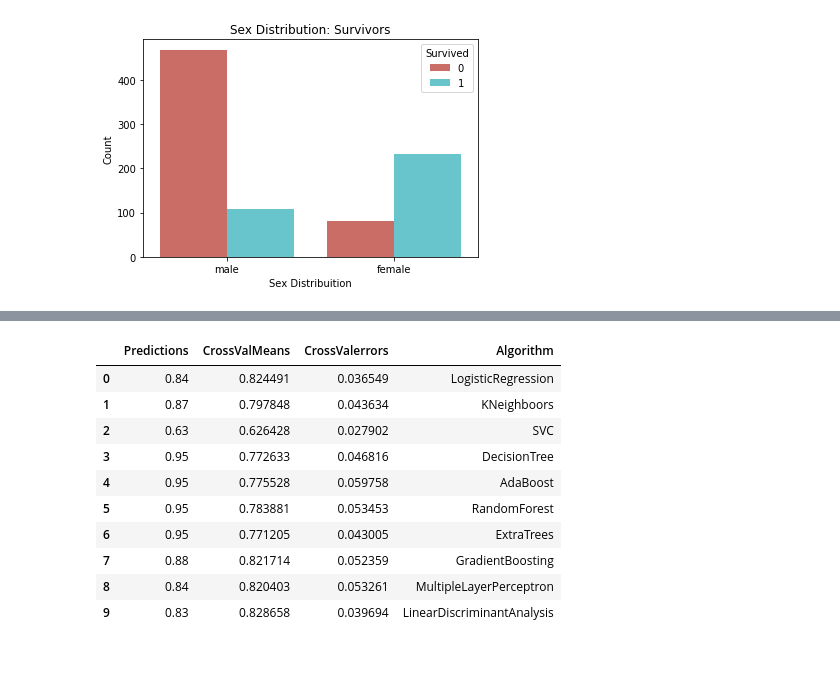
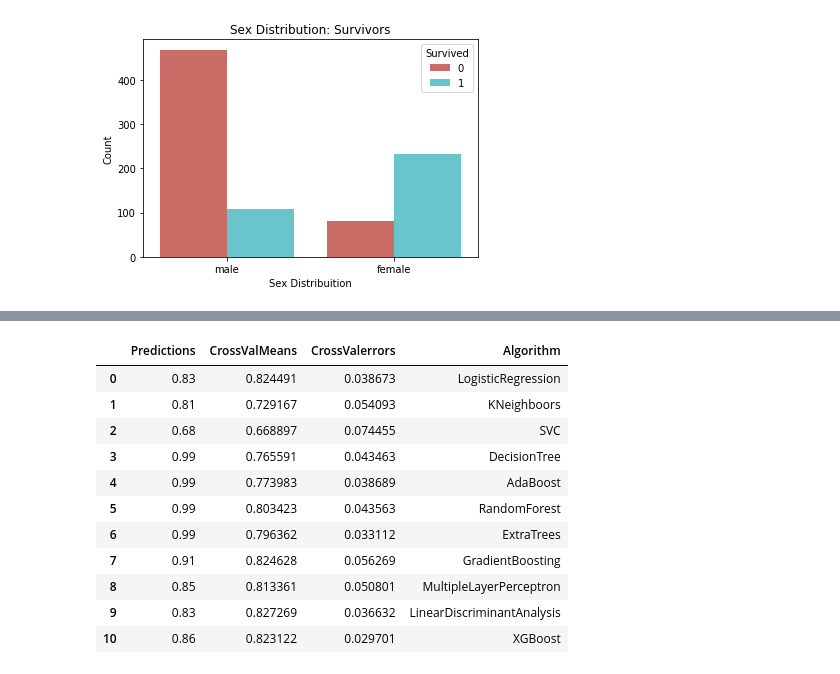
Before and after one commit to imary16/SurvivalTitanic, a Jupyter notebook: Titanic-Survival.ipynb, the cells around one changed output, grey strips where cells are left out. Drawn from its saved outputs; the diff is of its cells as text; code cells hidden in the pictures.

```diff
--- a/Titanic-Survival.ipynb
+++ b/Titanic-Survival.ipynb
@@ -114,3 +116,13 @@ Mrs        72
 Master     21
 Rare        6
 Name: Title, dtype: int64
+# %%
+train['Ticket_type'] = train['Ticket'].apply(lambda x: x[0:3])
+train['Ticket_type'] = train['Ticket_type'].astype('category')
+train['Ticket_type'] = train['Ticket_type'].cat.codes
+
+test['Ticket_type'] = test['Ticket'].apply(lambda x: x[0:3])
+test['Ticket_type'] = test['Ticket_type'].astype('category')
+test['Ticket_type'] = test['Ticket_type'].cat.codes
+
+train.Ticket_type.nunique()
@@ -212,5 +178,6 @@ plt.show()
 # %%
-cols = ['Sex', 'Pclass', 'Embarked', 'Title', 'Survived', 'Age', 'FamilySize']
+cols = ['Sex', 'Pclass', 'Embarked', 'Title', 'Survived', 'Age', 'FamilySize', 'Fare']
 df = train[cols].dropna()
-for col in cols[:-3]:
+for col in cols[:-4]:
     df = pd.get_dummies(df, columns=[col], prefix = [col])
+df
@@ -230,4 +225,0 @@ X_test = dft.iloc[:, 0:col_length]
-# %%
-scaler = StandardScaler()
-scaler.fit_transform(X, y)
-scaler.transform(X_test);
@@ -259,3 +255,12 @@ cv_std = []
 for cv_result in cv_results:
     cv_means.append(cv_result.mean())
     cv_std.append(cv_result.std())
+# %%
+params_xgb = {'colsample_bylevel': 0.7, 'learning_rate': 0.03, 'max_depth': 3,
+              'n_estimators': 400, 'reg_lambda': 15, 'subsample': 0.5}
+model = XGBClassifier(**params_xgb)
+cv_results.append(cross_val_score(model, X, y = y, scoring = "accuracy", cv = 10, n_jobs=4))
+model.fit(X, y)
+cv_predictions.append(round(model.score(X, y), 2))
+cv_means.append(cv_results[10].mean())
+cv_std.append(cv_results[10].std())
@@ -262,19 +269,20 @@ for cv_result in cv_results:
 # %%
 cv_res = pd.DataFrame({"Predictions":cv_predictions,"CrossValMeans":cv_means,"CrossValerrors": cv_std,
-                       "Algorithm":['LogisticRegression',"KNeighboors","SVC","DecisionTree","AdaBoost",
+                      "Algorithm":['LogisticRegression',"KNeighboors","SVC","DecisionTree","AdaBoost",
                                     "RandomForest","ExtraTrees","GradientBoosting","MultipleLayerPerceptron",
-                                    "LinearDiscriminantAnalysis"]})
+                                    "LinearDiscriminantAnalysis", "XGBoost"]})
 cv_res
 # %% [output]
 |  | Predictions | CrossValMeans | CrossValerrors | Algorithm |
-| 0 | 0.84 | 0.824491 | 0.036549 | LogisticRegression |
-| 1 | 0.87 | 0.797848 | 0.043634 | KNeighboors |
-| 2 | 0.63 | 0.626428 | 0.027902 | SVC |
-| 3 | 0.95 | 0.772633 | 0.046816 | DecisionTree |
-| 4 | 0.95 | 0.775528 | 0.059758 | AdaBoost |
-| 5 | 0.95 | 0.783881 | 0.053453 | RandomForest |
-| 6 | 0.95 | 0.771205 | 0.043005 | ExtraTrees |
-| 7 | 0.88 | 0.821714 | 0.052359 | GradientBoosting |
-| 8 | 0.84 | 0.820403 | 0.053261 | MultipleLayerPerceptron |
-| 9 | 0.83 | 0.828658 | 0.039694 | LinearDiscriminantAnalysis |
+| 0 | 0.83 | 0.824491 | 0.038673 | LogisticRegression |
+| 1 | 0.81 | 0.729167 | 0.054093 | KNeighboors |
+| 2 | 0.68 | 0.668897 | 0.074455 | SVC |
+| 3 | 0.99 | 0.765591 | 0.043463 | DecisionTree |
+| 4 | 0.99 | 0.773983 | 0.038689 | AdaBoost |
+| 5 | 0.99 | 0.803423 | 0.043563 | RandomForest |
+| 6 | 0.99 | 0.796362 | 0.033112 | ExtraTrees |
+| 7 | 0.91 | 0.824628 | 0.056269 | GradientBoosting |
+| 8 | 0.85 | 0.813361 | 0.050801 | MultipleLayerPerceptron |
+| 9 | 0.83 | 0.827269 | 0.036632 | LinearDiscriminantAnalysis |
+| 10 | 0.86 | 0.823122 | 0.029701 | XGBoost |
 # %%
```
Also changed, not shown: parts of 14 cells of this notebook, 1 other file.
